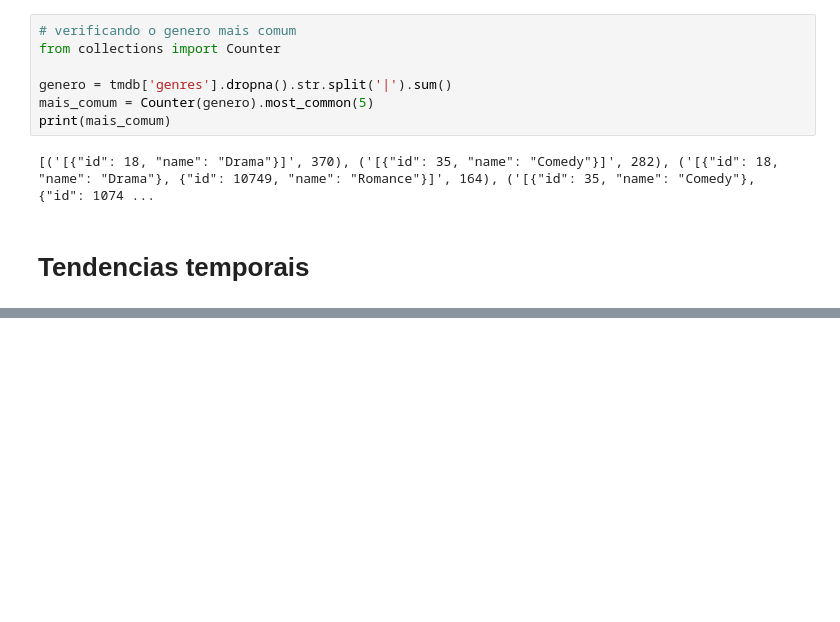
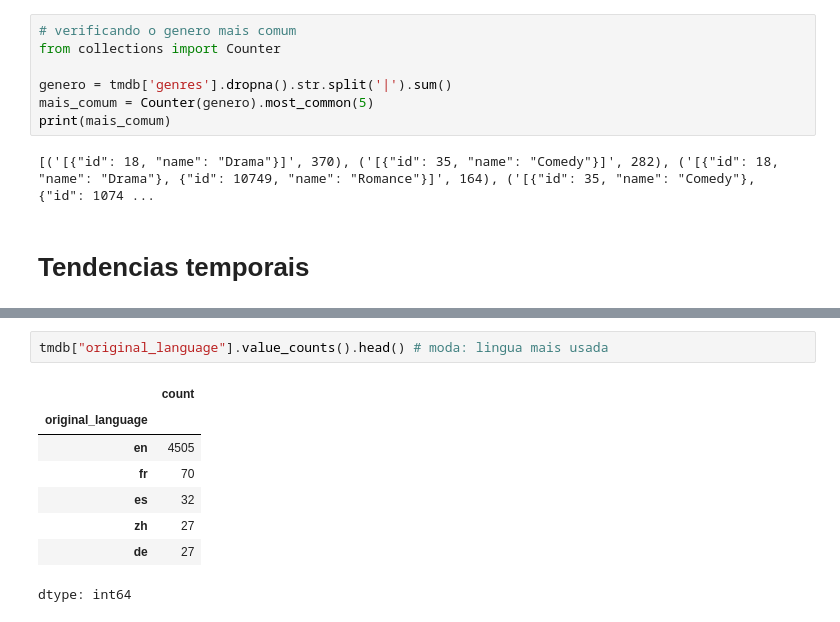
Before and after one commit to sdesuzane/data_science-Alura, a Jupyter notebook: TMDB.ipynb, the cells around one changed output, grey strips where cells are left out. Drawn from its saved outputs; the diff is of its cells as text; blank space fills up the shorter version.

```diff
--- a/TMDB.ipynb
+++ b/TMDB.ipynb
@@ -115,0 +130,11 @@ plt.show()
+# %%
+tmdb["original_language"].value_counts().head() # moda: lingua mais usada
+# %% [output]
+|  | count |
+| original_language |  |
+| en | 4505 |
+| fr | 70 |
+| es | 32 |
+| zh | 27 |
+| de | 27 |
+dtype: int64
```
Also changed, not shown: parts of 5 cells of this notebook.
